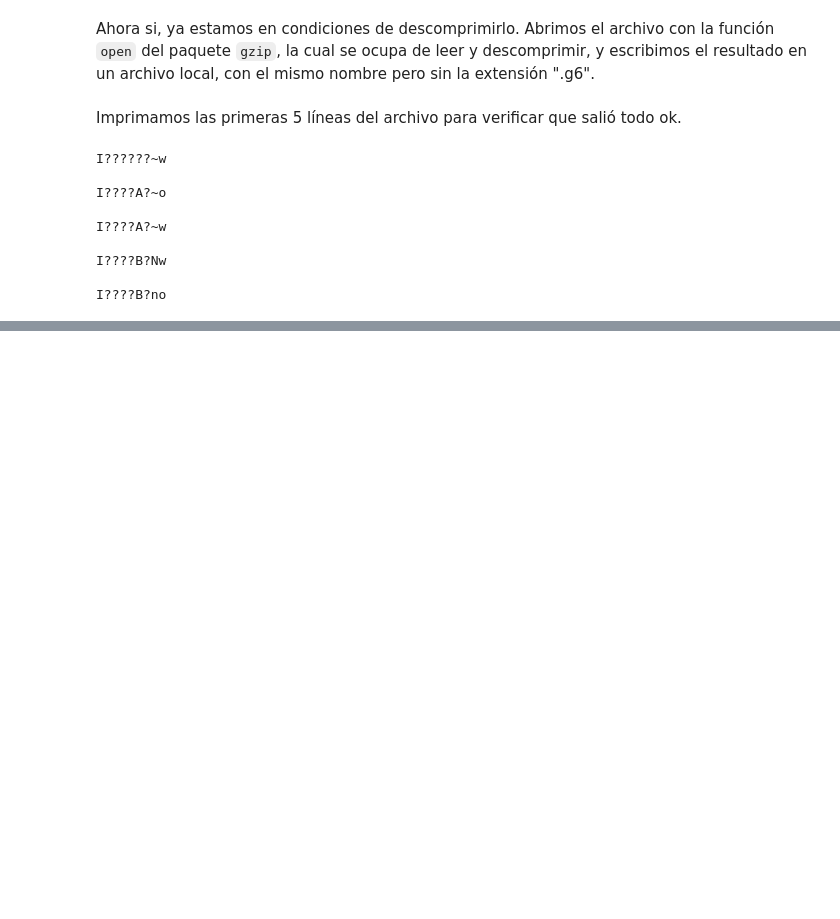
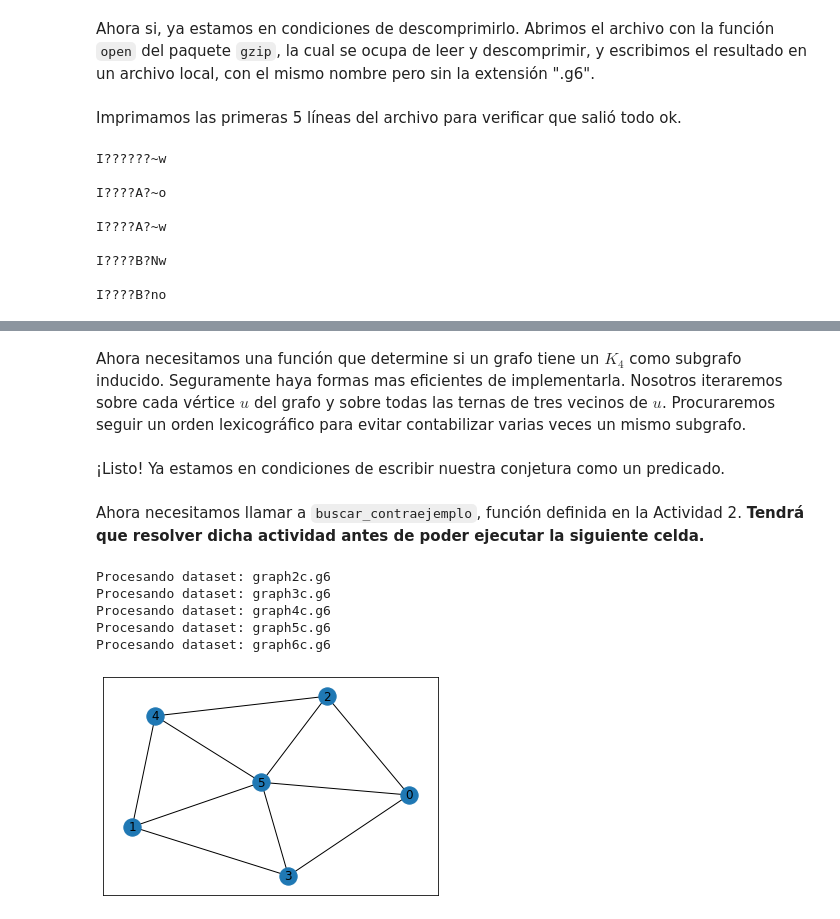
Before and after one commit to maurolucci/taller-cplex, a Jupyter notebook: notebook9.ipynb, the cells around one changed output, grey strips where cells are left out. Cells and saved outputs as stored; diff of their text form; code cells hidden in the pictures; blank space fills up the shorter version.

```diff
--- a/notebook9.ipynb
+++ b/notebook9.ipynb
@@ -279,0 +413,34 @@ Dar la construcción de mysielski e implementar funciones que hagan la construcc
+# %%
+def max_grado(G):
+    grados = [G.degree(v) for v in G]
+    return max(grados)
+
+def construir_modelo_col(G):
+    """Construye un modelo de PLE para el PCV."""
+    C = range(0,max_grado(G) + 1)
+    modelo = Model(name='col')
+    X = [[modelo.binary_var(name='x_' + str(v) + '_' + str(k)) for k in C] for v in G]
+    W = [modelo.binary_var(name='w_' + str(k)) for k in C]
+    modelo.minimize(modelo.sum(W[k] for k in C))
+    for v in G:
+        modelo.add_constraint(modelo.sum(X[v][k] for k in C) == 1)
+    for u, v in G.edges:
+        for k in C:
+            modelo.add_constraint(X[u][k] + X[v][k] <= W[k])
+    return modelo
+# %% [markdown]
+Ahora necesitamos una función que determine si un grafo tiene un $K_4$ como subgrafo inducido. Seguramente haya formas mas eficientes de implementarla. Nosotros iteraremos sobre cada vértice $u$ del grafo y sobre todas las ternas de tres vecinos de $u$. Procuraremos seguir un orden lexicográfico para evitar contabilizar varias veces un mismo subgrafo.
+# %%
+def tiene_k4(G):
+    for u in G:
+        for v in G.neighbors(u):
+            if (v <= u):
+                continue
+            for w in G.neighbors(u):
+                if (w <= v or not G.has_edge(w,v)):
+                    continue
+                for x in G.neighbors(u):
+                    if (x <= w or not G.has_edge(x,w) or not G.has_edge(x,v)):
+                        continue
+                    return True
+    return False
@@ -279,0 +452,22 @@ Dar la construcción de mysielski e implementar funciones que hagan la construcc
+# %% [markdown]
+¡Listo! Ya estamos en condiciones de escribir nuestra conjetura como un predicado.
+# %%
+def conjetura_coloreo(G):
+    if (not nx.is_planar(G) or tiene_k4(G)):
+        return True
+    modelo = construir_modelo_col(G)
+    sol = modelo.solve()
+    return modelo.objective_value <= 3
+# %% [markdown]
+Ahora necesitamos llamar a <code>buscar_contraejemplo</code>, función definida en la Actividad 2. **Tendrá que resolver dicha actividad antes de poder ejecutar la siguiente celda.**
+# %%
+datasets = [f"graph{n}c.g6" for n in [2,3,4,5,6,7,8,9,10]]
+contraej = buscar_contraejemplo(dirName, datasets, conjetura_coloreo)
+nx.draw_networkx(contraej)
+# %% [output]
+Procesando dataset: graph2c.g6
+Procesando dataset: graph3c.g6
+Procesando dataset: graph4c.g6
+Procesando dataset: graph5c.g6
+Procesando dataset: graph6c.g6
+[figure, added]
```
Also changed, not shown: parts of 51 cells of this notebook.
